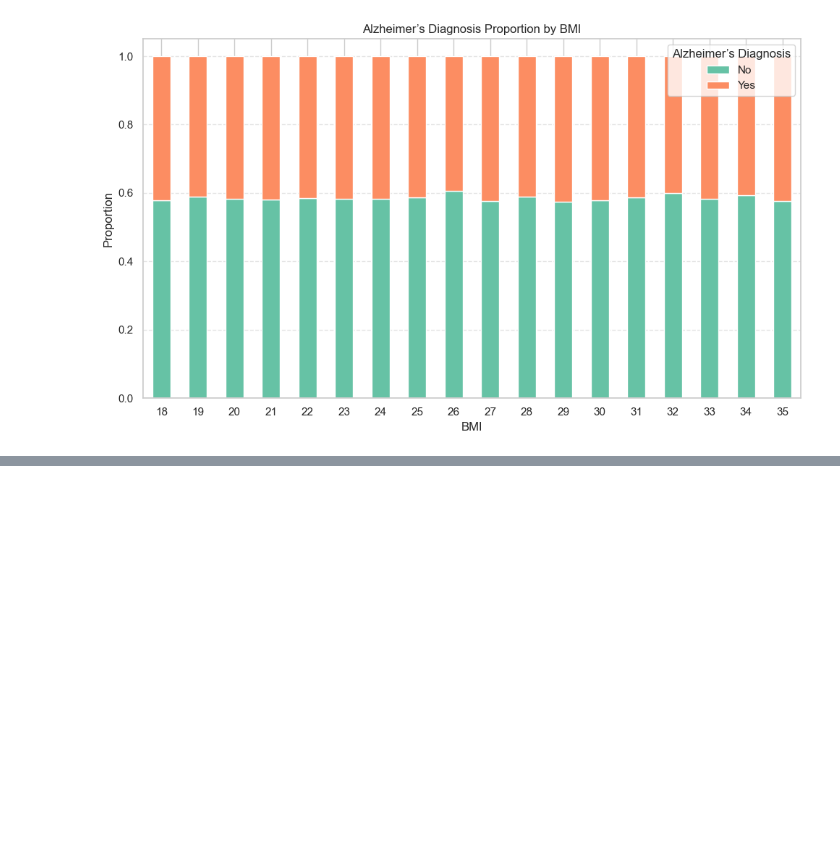
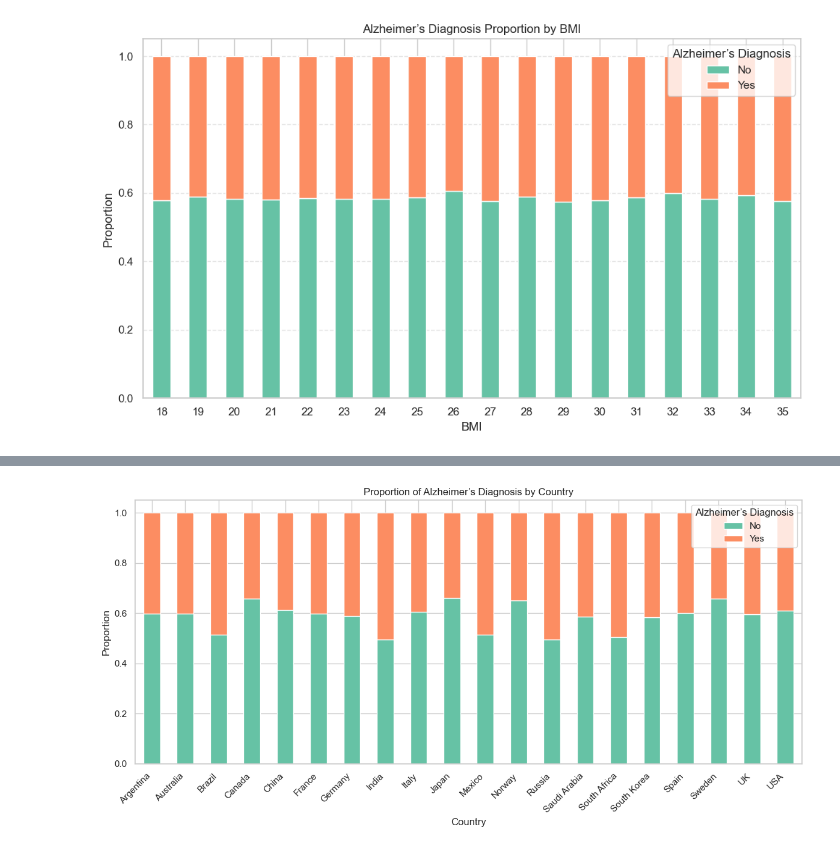
Before and after one commit to ileontios03/EPL448_Project, a Jupyter notebook: eda.ipynb, the cells around one changed output, grey strips where cells are left out. Saved outputs shown, nothing was run; the diff lists cells and outputs as text; code cells hidden in the pictures; blank space fills up the shorter version.

```diff
--- a/eda.ipynb
+++ b/eda.ipynb
@@ -492,0 +481,22 @@ plt.show()
+# %%
+import seaborn as sns
+import matplotlib.pyplot as plt
+
+# Count the number of diagnoses by country and Alzheimer's diagnosis
+country_diagnosis_counts = df.groupby(['Country', 'Alzheimer’s Diagnosis']).size().unstack().fillna(0)
+
+# Normalize within each country to get proportions
+country_diagnosis_props = country_diagnosis_counts.div(country_diagnosis_counts.sum(axis=1), axis=0)
+
+# Plot the proportions using a bar plot
+country_diagnosis_props.plot(kind='bar', stacked=True, figsize=(12, 6), color=['#66c2a5', '#fc8d62'])
+
+plt.title('Proportion of Alzheimer’s Diagnosis by Country')
+plt.xlabel('Country')
+plt.ylabel('Proportion')
+plt.xticks(rotation=45, ha='right')  # Rotate for readability
+plt.legend(title='Alzheimer’s Diagnosis', loc='upper right')
+plt.tight_layout()
+plt.show()
+# %% [output]
+[figure, added]
```
Also changed, not shown: parts of 3 cells of this notebook.
